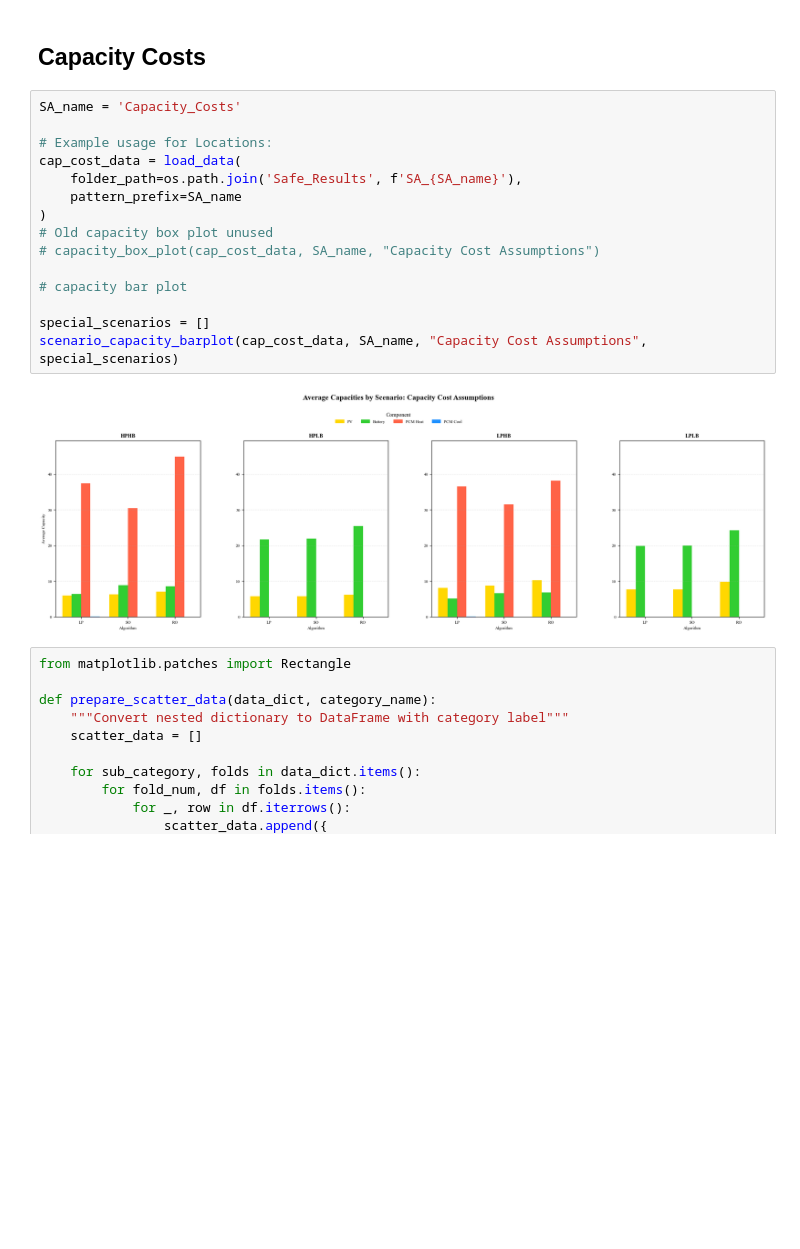
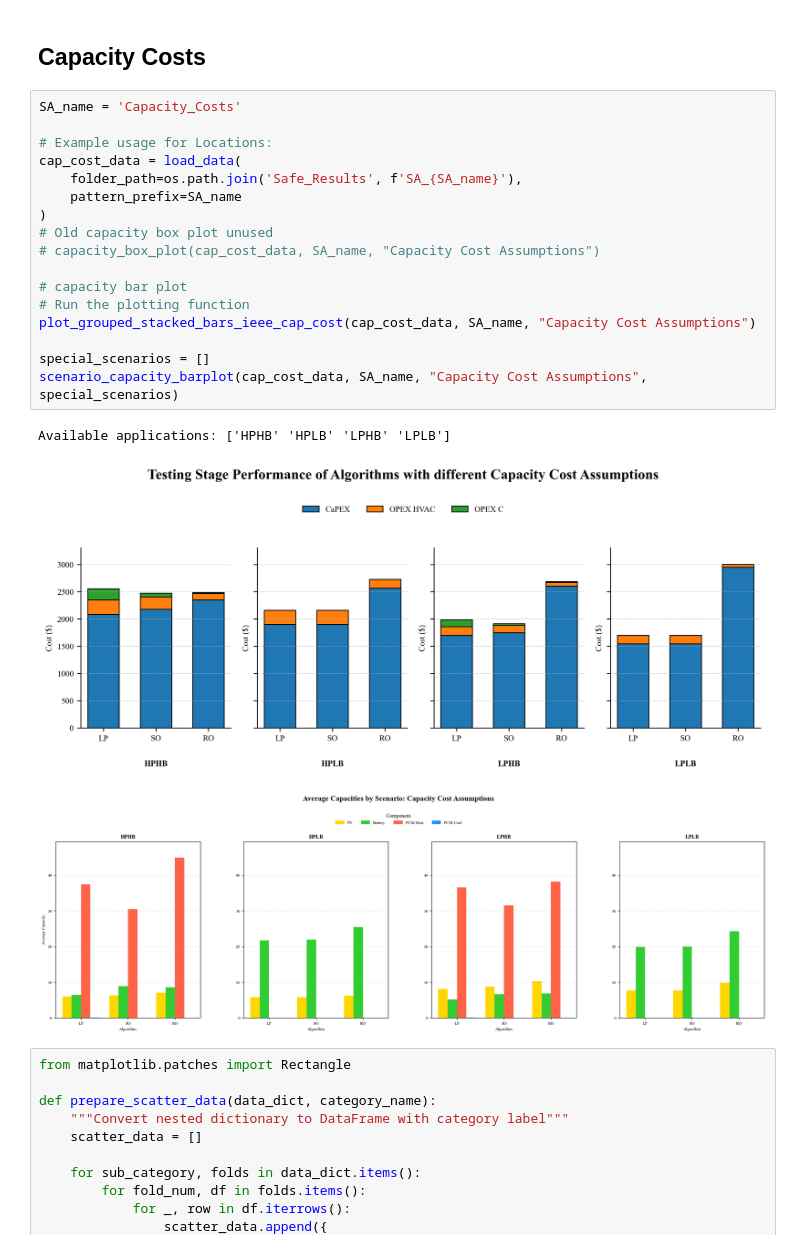
Before and after one commit to ARResearchCC/Capacity_Algo, a Jupyter notebook: Plots.ipynb, the cells around one changed output. Drawn from its saved outputs; the diff is of its cells as text; blank space fills up the shorter version.

Commit message:
Added stacked bar chart for cap cost SA

```diff
--- a/Plots.ipynb
+++ b/Plots.ipynb
@@ -410,20 +488,24 @@ scenario_capacity_barplot(scenario_data, SA_name, "Applications", special_scenar
 # %%
 SA_name = 'Capacity_Costs'
 
 # Example usage for Locations:
 cap_cost_data = load_data(
     folder_path=os.path.join('Safe_Results', f'SA_{SA_name}'),
     pattern_prefix=SA_name
 )
 # Old capacity box plot unused
 # capacity_box_plot(cap_cost_data, SA_name, "Capacity Cost Assumptions")
 
 # capacity bar plot
+# Run the plotting function
+plot_grouped_stacked_bars_ieee_cap_cost(cap_cost_data, SA_name, "Capacity Cost Assumptions")
 
 special_scenarios = []
 scenario_capacity_barplot(cap_cost_data, SA_name, "Capacity Cost Assumptions", special_scenarios)
 # %% [output]
+Available applications: ['HPHB' 'HPLB' 'LPHB' 'LPLB']
-[figure, old version]
+[figure, new version]
+[figure, added]
 # %%
 from matplotlib.patches import Rectangle
 
```
Also changed, not shown: parts of 3 cells of this notebook.
